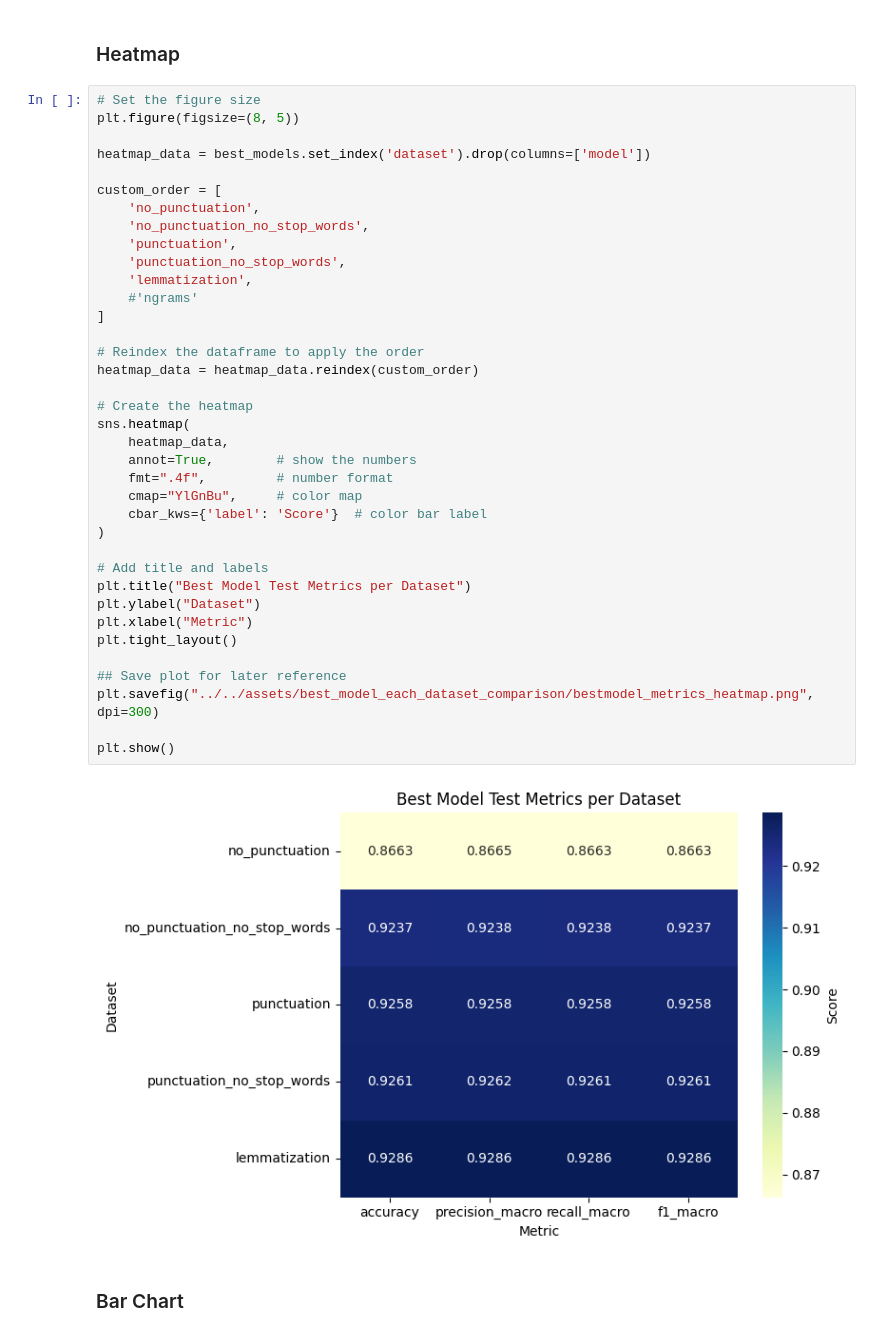
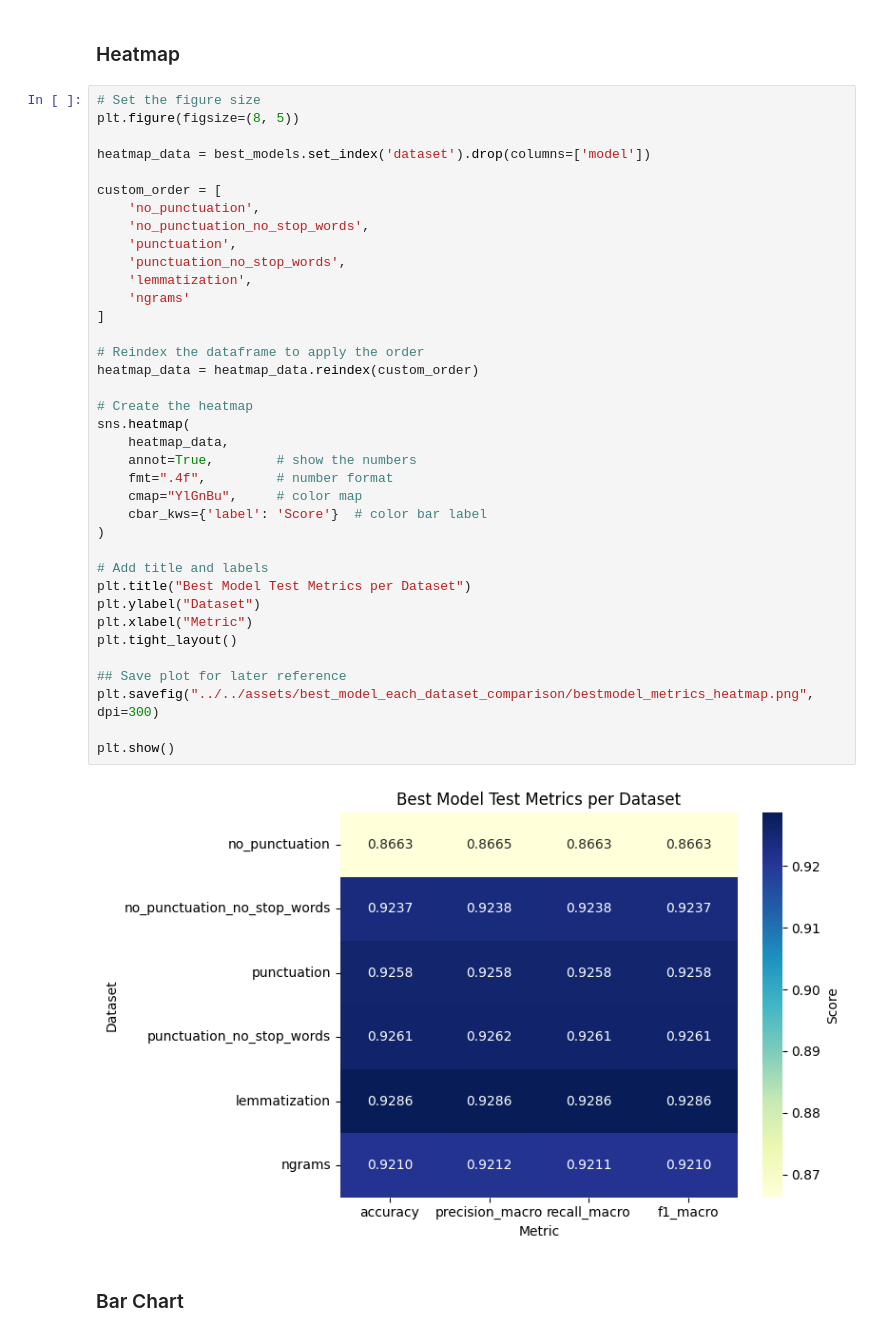
Before and after one commit to DuarteCruz6/MLChallenge-2526, a Jupyter notebook: presentation/notebooks/other_stuff/dataset_comparison.ipynb, the cells around one changed output. Drawn from its saved outputs; the diff is of its cells as text.

Commit message:
visualizations

```diff
--- a/presentation/notebooks/other_stuff/dataset_comparison.ipynb
+++ b/presentation/notebooks/other_stuff/dataset_comparison.ipynb
@@ -219,35 +221,35 @@ custom_order = [
     'no_punctuation',
     'no_punctuation_no_stop_words',
     'punctuation',
     'punctuation_no_stop_words',
     'lemmatization',
-    #'ngrams'
+    'ngrams'
 ]
 
 # Reindex the dataframe to apply the order
 heatmap_data = heatmap_data.reindex(custom_order)
 
 # Create the heatmap
 sns.heatmap(
     heatmap_data,
     annot=True,        # show the numbers
     fmt=".4f",         # number format
     cmap="YlGnBu",     # color map
     cbar_kws={'label': 'Score'}  # color bar label
 )
 
 # Add title and labels
 plt.title("Best Model Test Metrics per Dataset")
 plt.ylabel("Dataset")
 plt.xlabel("Metric")
 plt.tight_layout()
 
 ## Save plot for later reference
 plt.savefig("../../assets/best_model_each_dataset_comparison/bestmodel_metrics_heatmap.png", dpi=300)
 
 plt.show()
 # %% [output]
-[figure, old version]
+[figure, new version]
 # %% [markdown]
 ### Bar Chart
 # %%
```
Also changed, not shown: parts of 7 cells of this notebook, 15 other files.
